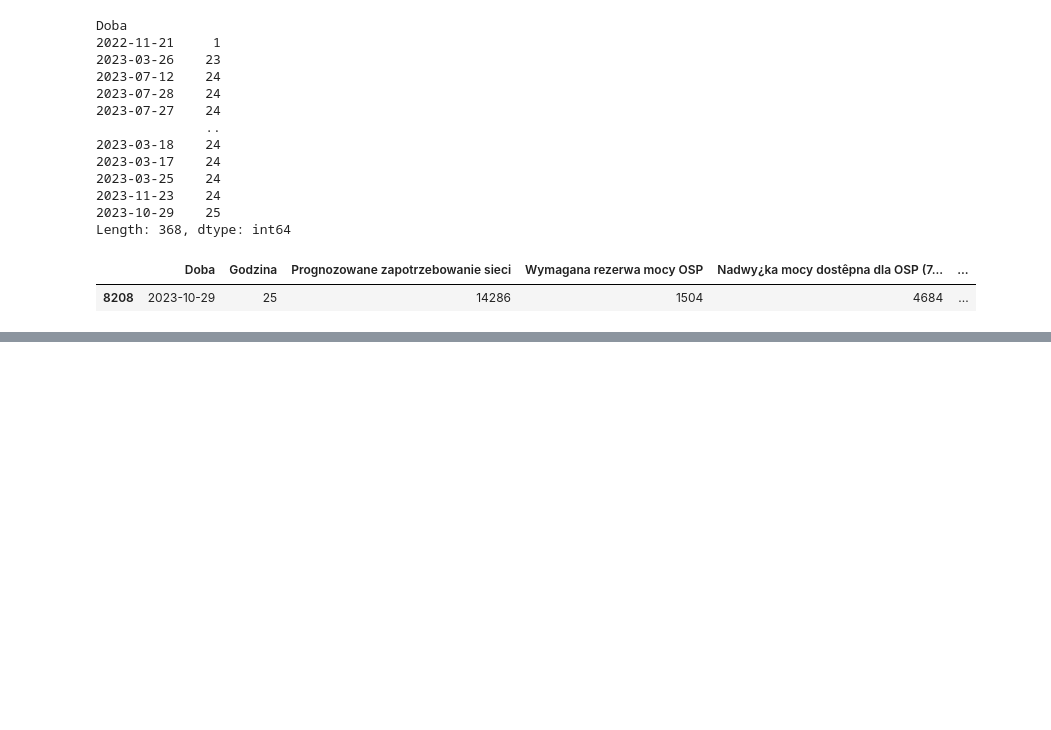
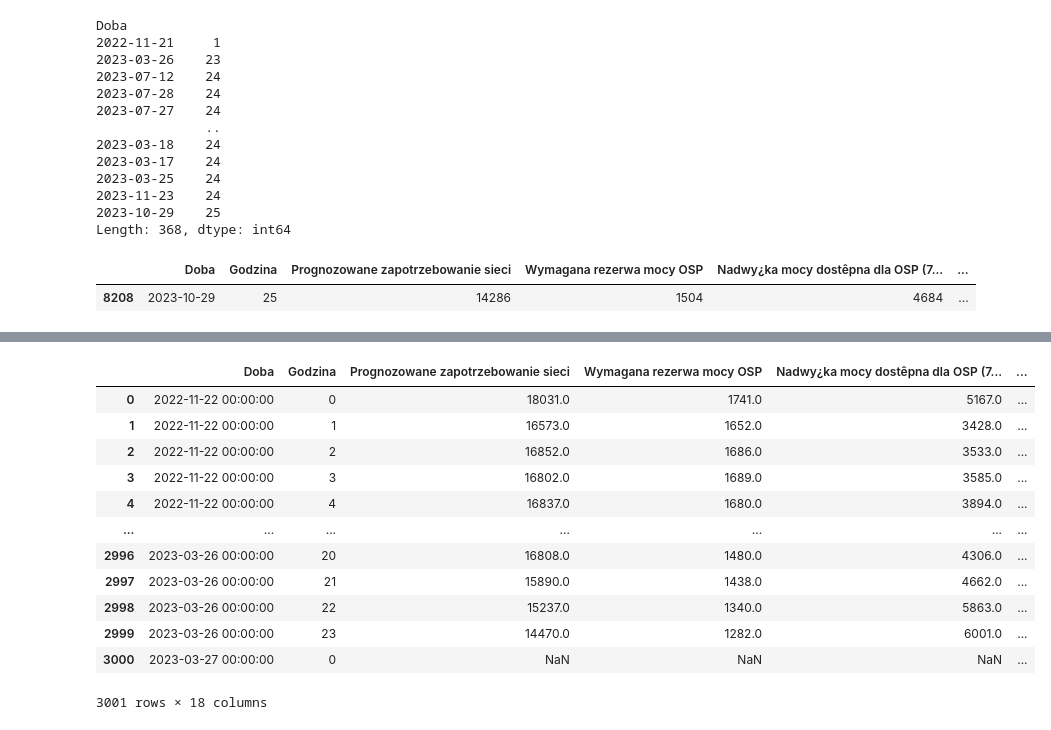
Before and after one commit to SzymonSmagowski/Energy_Price_Prediction, a Jupyter notebook: pre_processing.ipynb, the cells around one changed output, grey strips where cells are left out. Cells and saved outputs as stored; diff of their text form; code cells hidden in the pictures; blank space fills up the shorter version.

```diff
--- a/pre_processing.ipynb
+++ b/pre_processing.ipynb
@@ -246,0 +174,2 @@ df_concat
+# %%
+df = df.iloc[:-1,]
@@ -246,0 +197,28 @@ df_concat
+# %%
+new_row = {}
+for col in df.columns:
+        new_row[col] = np.nan
+new_row['Doba_2'] = '2023-03-27 00:00:00+00:00'
+new_row['Doba'] = '2023-03-27 00:00:00'
+new_row['Godzina'] = 0
+# %%
+df_1 = df.iloc[:3000]
+df_2 = df.iloc[3000:]
+# %%
+df_1 = pd.concat([df_1, pd.DataFrame(new_row, index=[3000])])
+# %%
+df_1
+# %% [output]
+|  | Doba | Godzina | Prognozowane zapotrzebowanie sieci | Wymagana rezerwa mocy OSP | Nadwy¿ka mocy dostêpna dla OSP (7... | ... |
+| 0 | 2022-11-22 00:00:00 | 0 | 18031.0 | 1741.0 | 5167.0 | ... |
+| 1 | 2022-11-22 00:00:00 | 1 | 16573.0 | 1652.0 | 3428.0 | ... |
+| 2 | 2022-11-22 00:00:00 | 2 | 16852.0 | 1686.0 | 3533.0 | ... |
+| 3 | 2022-11-22 00:00:00 | 3 | 16802.0 | 1689.0 | 3585.0 | ... |
+| 4 | 2022-11-22 00:00:00 | 4 | 16837.0 | 1680.0 | 3894.0 | ... |
+| ... | ... | ... | ... | ... | ... | ... |
+| 2996 | 2023-03-26 00:00:00 | 20 | 16808.0 | 1480.0 | 4306.0 | ... |
+| 2997 | 2023-03-26 00:00:00 | 21 | 15890.0 | 1438.0 | 4662.0 | ... |
+| 2998 | 2023-03-26 00:00:00 | 22 | 15237.0 | 1340.0 | 5863.0 | ... |
+| 2999 | 2023-03-26 00:00:00 | 23 | 14470.0 | 1282.0 | 6001.0 | ... |
+| 3000 | 2023-03-27 00:00:00 | 0 | NaN | NaN | NaN | ... |
+3001 rows × 18 columns
```
Also changed, not shown: parts of 38 cells of this notebook, 20 other files.
